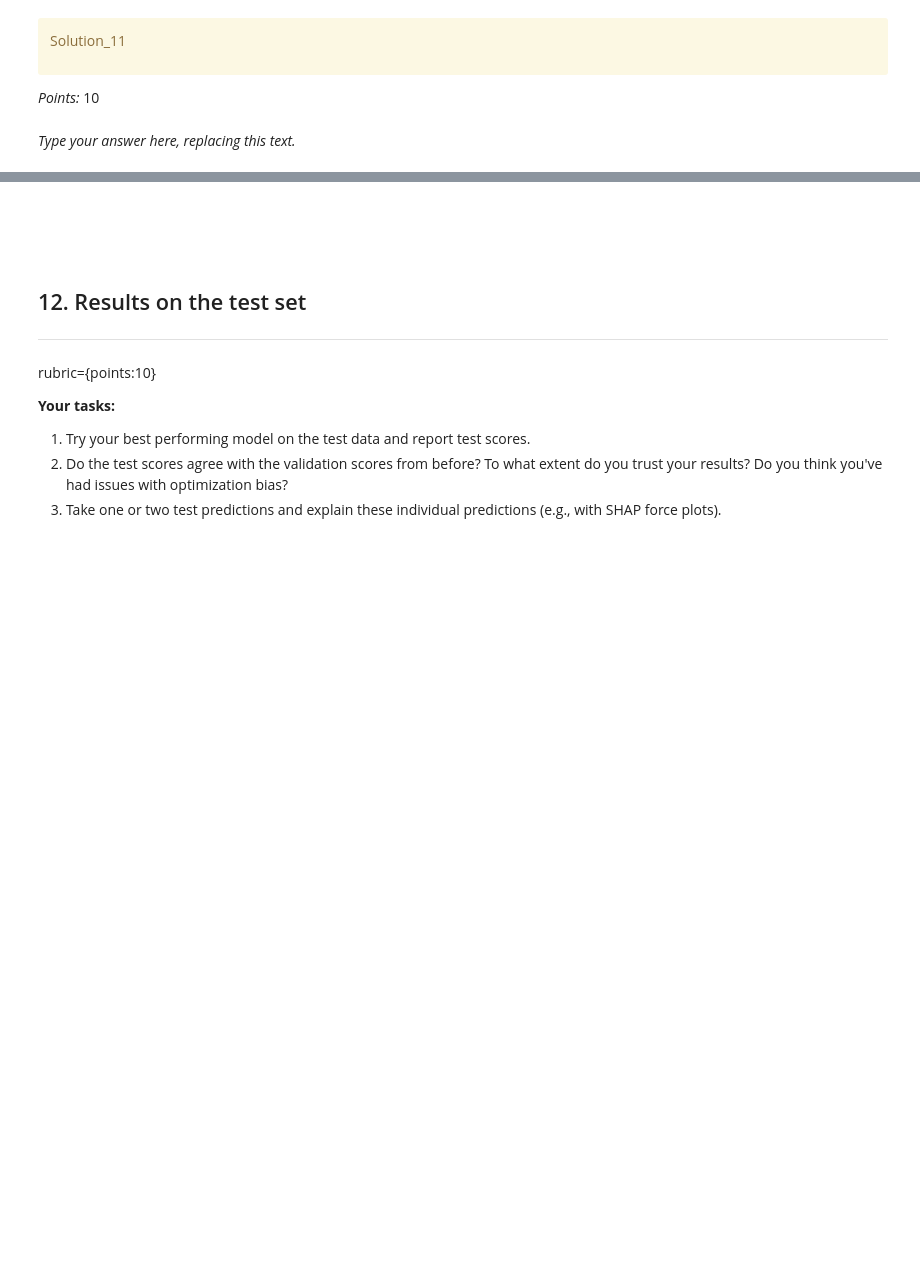
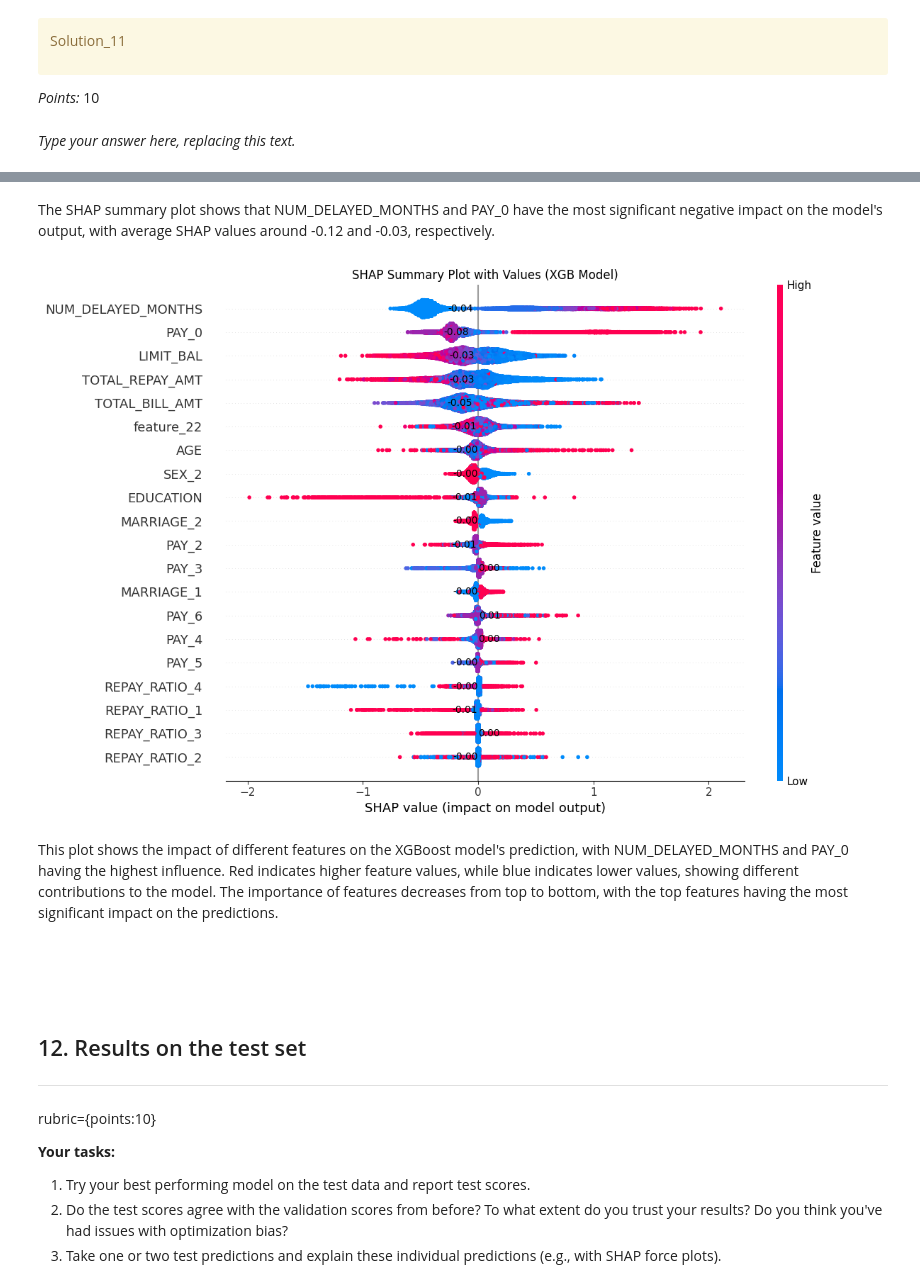
Before and after one commit to DavidRao123/CPSC330HW5, a Jupyter notebook: hw5.ipynb, the cells around one changed output, grey strips where cells are left out. Drawn from its saved outputs; the diff is of its cells as text; code cells hidden in the pictures; blank space fills up the shorter version.

```diff
--- a/hw5.ipynb
+++ b/hw5.ipynb
@@ -902,3 +1242,43 @@ _Type your answer here, replacing this text._
+# %% [markdown]
+The SHAP summary plot shows that NUM_DELAYED_MONTHS and PAY_0 have the most significant negative impact on the model's output, with average SHAP values around -0.12 and -0.03, respectively.
+# %%
+# Ensure we are using the correct XGBClassifier model for SHAP explanation
+base_estimator_xgb = XGBClassifier(n_estimators=50, max_depth=7, learning_rate=0.2, random_state=123)
+
+# Fit the XGBClassifier directly without pipeline
+base_estimator_xgb.fit(train_df_transformed_full, y_train)
+
+# Use SHAP TreeExplainer to explain feature importance for the XGB model
+explainer_xgb = shap.TreeExplainer(base_estimator_xgb)
+shap_values_xgb = explainer_xgb.shap_values(train_df_transformed_full)
+
+# Summary plot to show feature importance with the XGB model
+shap.summary_plot(shap_values_xgb, train_df_transformed_full, show=False)
+
+# Adjusting the plot to add SHAP values to each feature
+plt.gcf().set_size_inches(12, 8)
+plt.title('SHAP Summary Plot with Values (XGB Model)')
+
+# Adding SHAP value annotations to each feature
+ax = plt.gca()
+y_labels = [t.get_text() for t in ax.get_yticklabels()]
+
+# For each feature label, find the corresponding index and calculate the average SHAP value
+shap_values_xgb_matrix = np.array(shap_values_xgb)
+for label in y_labels:
+    if label in train_df_transformed_full.columns:
+        feature_index = train_df_transformed_full.columns.get_loc(label)
+        avg_shap_value = shap_values_xgb_matrix[:, feature_index].mean()
+        ax.text(avg_shap_value, y_labels.index(label), f"{avg_shap_value:.2f}",
+                ha='right' if avg_shap_value < 0 else 'left', va='center', fontsize=10, color='black')
+
+# Show the updated plot with annotations
+plt.tight_layout()
+plt.show()
+# %% [output]
+[figure, added]
+# %% [markdown]
+This plot shows the impact of different features on the XGBoost model's prediction, with NUM_DELAYED_MONTHS and PAY_0 having the highest influence. Red indicates higher feature values, while blue indicates lower values, showing different contributions to the model. The importance of features decreases from top to bottom, with the top features having the most significant impact on the predictions.
 # %%
 ...
 # %%
```
Also changed, not shown: parts of 54 cells of this notebook.
